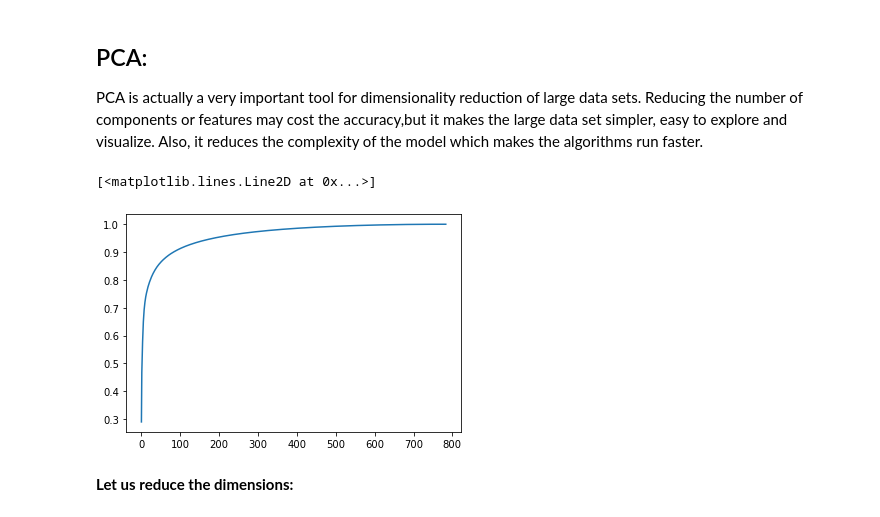
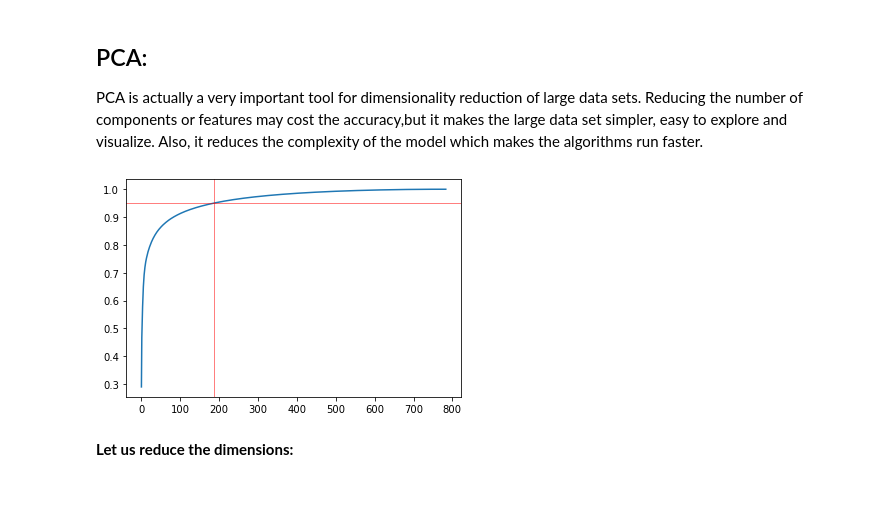
Before and after one commit to TaliaSeada/Data-Science-Research, a Jupyter notebook: FMNIST .ipynb, the cells around one changed output. Saved outputs shown, nothing was run; the diff lists cells and outputs as text; code cells hidden in the pictures.

```diff
--- a/FMNIST .ipynb
+++ b/FMNIST .ipynb
@@ -175,4 +202,4 @@ X_test shape:  (10000, 784)
 # %%
-lr=LogisticRegression()
-lr.fit(X_train,y_train)
-lr_pred = lr.predict(X_valid)
+lr_b=LogisticRegression()
+lr_b.fit(X_train,y_train)
+lr_b_pred = lr_b.predict(X_valid)
@@ -184,6 +212,6 @@ metrics.accuracy_score(y_valid, lr_pred)*100
 ### XGBoost
 XGBoost is a decision-tree-based ensemble Machine Learning algorithm that uses a gradient boosting framework. In prediction problems involving unstructured data (images, text, etc.) artificial neural networks tend to outperform all other algorithms or frameworks. However, when it comes to small-to-medium structured/tabular data, decision tree based algorithms are considered best-in-class right now.
 # %%
-xgb_reg = xgboost.XGBClassifier(n_estimators = 150,n_jobs = -1,learning_rate = 0.5, seed = 0,eval_metric='mlogloss')
-xgb_reg.fit(X_train, y_train)
-y_pred = xgb_reg.predict(X_valid)
+xgb_c = xgboost.XGBClassifier(n_estimators = 150,n_jobs = -1,learning_rate = 0.5, seed = 0,eval_metric='mlogloss')
+xgb_c.fit(X_train, y_train)
+xgb_c_pred = xgb_c.predict(X_valid)
@@ -199,11 +228,12 @@ PCA is actually a very important tool for dimensionality reduction of large data
 # %%
 pca = PCA()
 pca.fit(X_train)
 cumsum = np.cumsum(pca.explained_variance_ratio_)
 plt.plot(cumsum)
+plt.axhline(y=0.95, linewidth=0.5, color='r');
+plt.axvline(x=187, linewidth=0.5, color='r');
 # %% [output]
-[<matplotlib.lines.Line2D at 0x...>]
-[figure, old version]
+[figure, new version]
 # %% [markdown]
 <B> Let us reduce the dimensions:
 # %%
```
Also changed, not shown: parts of 29 cells of this notebook, 3 other files.
